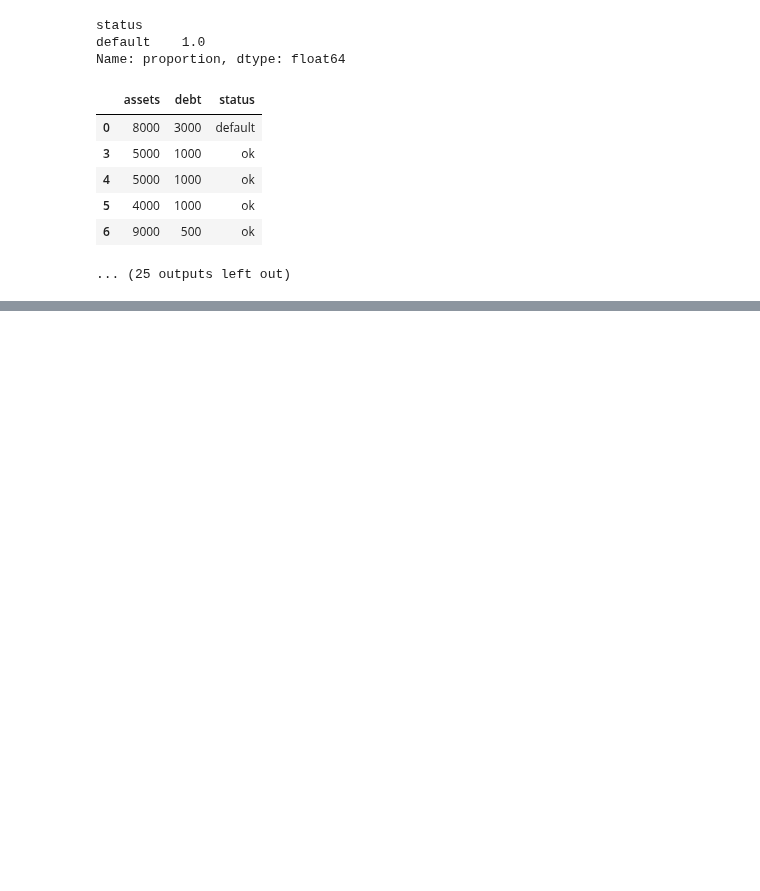
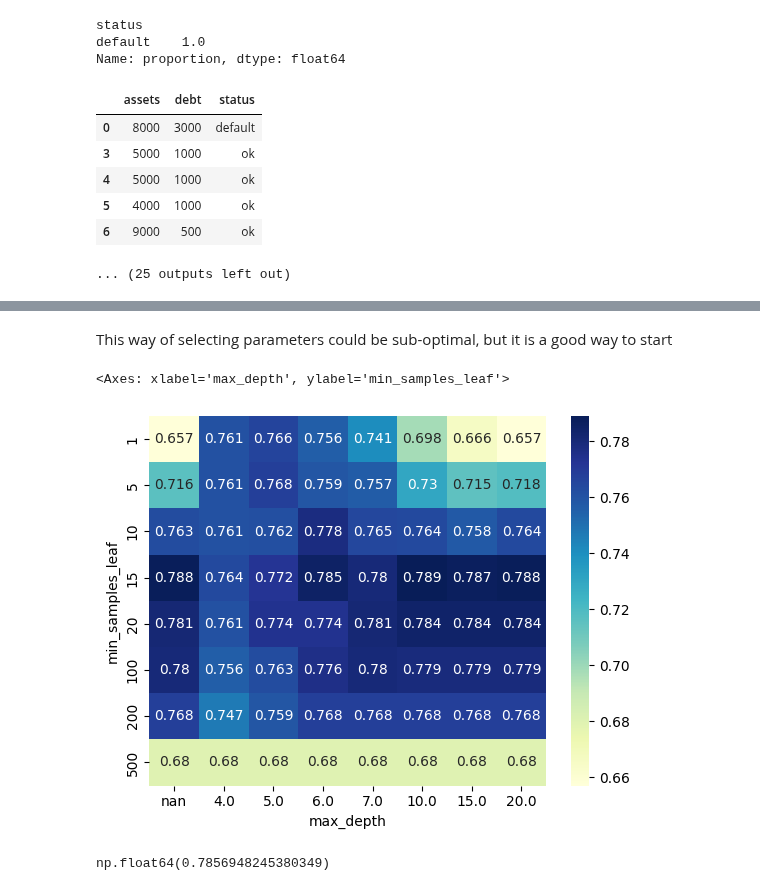
Before and after one commit to sheilambadi/machine-learning-zoomcamp, a Jupyter notebook: machine-learning-zoomcamp/06_decision_trees_and_ensemble_learning/coursework.ipynb, the cells around one changed output, grey strips where cells are left out. Cells and saved outputs as stored; diff of their text form; code cells hidden in the pictures; blank space fills up the shorter version.

Commit message:
Decision trees parameter tuning

```diff
--- a/machine-learning-zoomcamp/06_decision_trees_and_ensemble_learning/coursework.ipynb
+++ b/machine-learning-zoomcamp/06_decision_trees_and_ensemble_learning/coursework.ipynb
@@ -563,0 +567,13 @@ Name: proportion, dtype: float64
+# %%
+depths = [1, 2, 3, 4, 5, 6, 10, 15, 20, None]
+
+for d in depths:
+    dt = DecisionTreeClassifier(max_depth=d)
+    dt.fit(X_train, y_train)
+
+    y_pred = dt.predict_proba(X_val)[:, 1]
+    auc = roc_auc_score(y_val, y_pred)
+
+    print(f"AUC for depth {d}: {auc:.3f}")
+
+# 4 and 5 are good max depths
@@ -563,0 +591,14 @@ Name: proportion, dtype: float64
+# %%
+scores = []
+
+for d in [4, 5, 6, 7, 10, 15, 20, None]:
+    for s in [1, 5, 10, 15, 20, 500, 100, 200]:
+        dt = DecisionTreeClassifier(max_depth=d, min_samples_leaf=s)
+        dt.fit(X_train, y_train)
+
+        y_pred = dt.predict_proba(X_val)[:, 1]
+        auc = roc_auc_score(y_val, y_pred)
+
+        print(f"AUC for depth {d} and leaf size {s}: {auc:.3f}")
+
+        scores.append((d, s, auc))
@@ -563,0 +643,5 @@ Name: proportion, dtype: float64
+# %%
+columns = ['max_depth', 'min_samples_leaf', 'auc']
+df_scores = pd.DataFrame(scores, columns=columns)
+df_scores.sort_values(by='auc', ascending=False, inplace=True)
+df_scores
@@ -563,0 +662,3 @@ Name: proportion, dtype: float64
+# %%
+df_scores_pivot = df_scores.pivot(index='min_samples_leaf', columns=['max_depth'], values='auc').round(3)
+df_scores_pivot
@@ -563,0 +676,15 @@ Name: proportion, dtype: float64
+# %% [markdown]
+This way of selecting parameters could be sub-optimal, but it is a good way to start
+# %%
+sns.heatmap(df_scores_pivot, annot=True, fmt="g", cmap="YlGnBu")
+# %% [output]
+<Axes: xlabel='max_depth', ylabel='min_samples_leaf'>
+[figure, added]
+# %%
+dt = DecisionTreeClassifier(max_depth=6, min_samples_leaf=15)
+dt.fit(X_train, y_train)
+
+y_pred = dt.predict_proba(X_val)[:, 1]
+roc_auc_score(y_val, y_pred)
+# %% [output]
+np.float64(0.7856948245380349)
```
Also changed, not shown: parts of 7 cells of this notebook.
